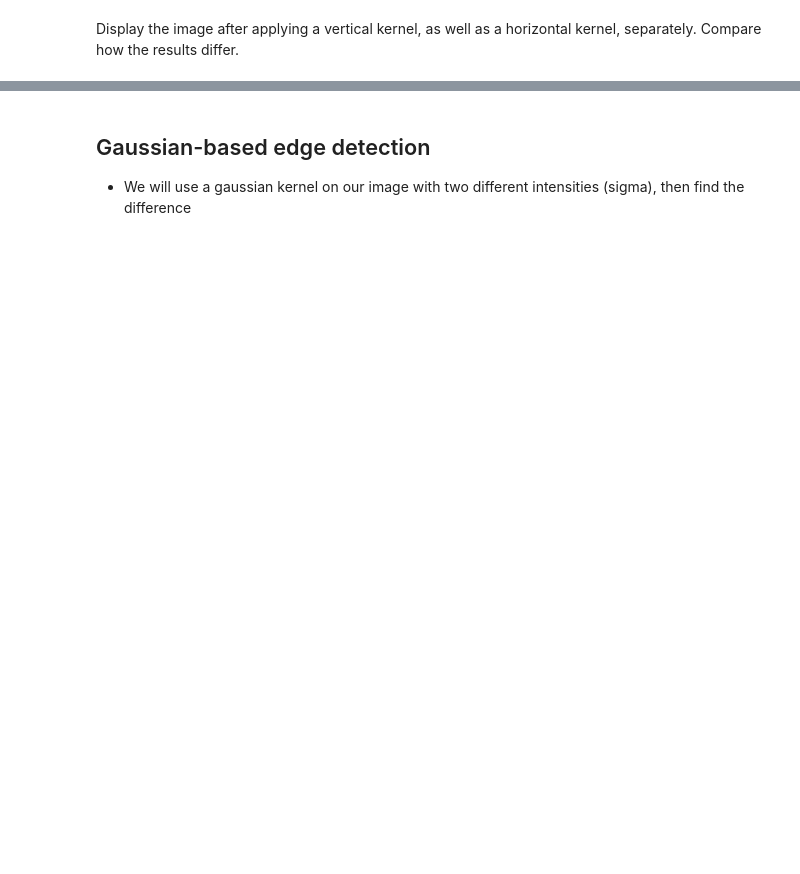
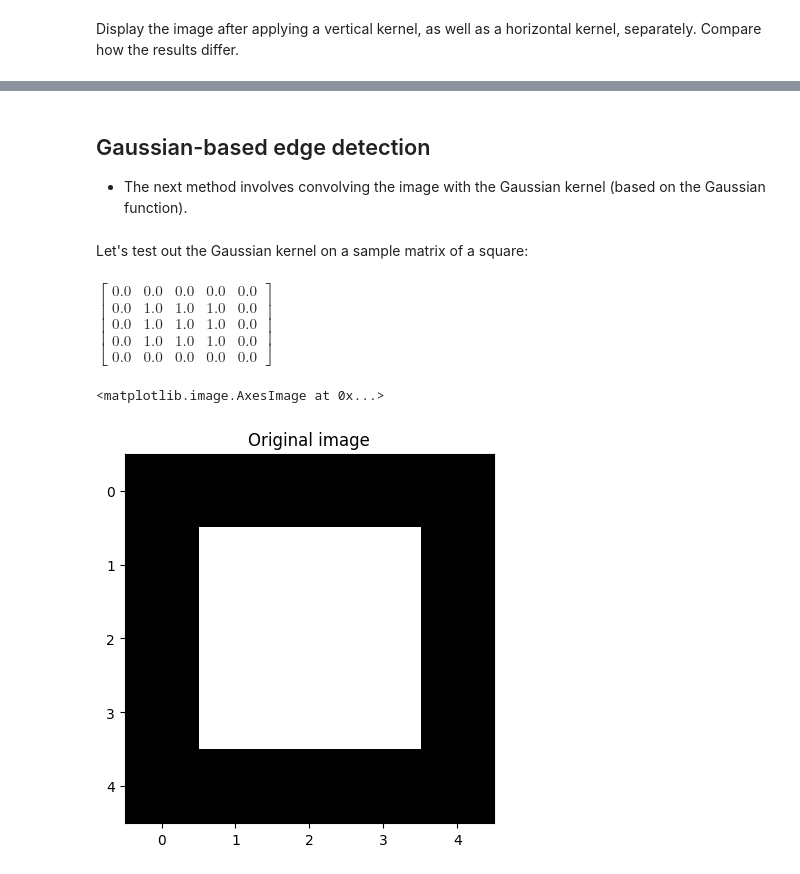
Before and after one commit to txpet628/img_detection, a Jupyter notebook: edge_detection.ipynb, the cells around one changed output, grey strips where cells are left out. Saved outputs shown, nothing was run; the diff lists cells and outputs as text; code cells hidden in the pictures; blank space fills up the shorter version.

```diff
--- a/edge_detection.ipynb
+++ b/edge_detection.ipynb
@@ -95,6 +102,6 @@ plt.imshow(diff_img, cmap='gray')
 # %% [markdown]
 ## Gaussian-based edge detection
-- We will use a gaussian kernel on our image with two different intensities (sigma), then find the difference
+- The next method involves convolving the image with the Gaussian kernel (based on the Gaussian function).
 # %%
 def gaussian_kernel(kernel_size, sigma=1):
     """creates a kernel of size kernel_size.
@@ -107,3 +114,15 @@ def gaussian_kernel(kernel_size, sigma=1):
     normal = 1 / (2.0 * np.pi * sigma**2)
     g =  np.exp(-((x**2 + y**2) / (2.0*sigma**2))) * normal
     return g
+# %% [markdown]
+Let's test out the Gaussian kernel on a sample matrix of a square:
+# %%
+sample = np.zeros((5, 5))
+sample[1:4, 1:4] = 1
+show_matrix(sample)
+plt.title("Original image")
+plt.imshow(sample * 255, cmap='gray')
+# %% [output]
+$\displaystyle \left[\begin{matrix}0.0 & 0.0 & 0.0 & 0.0 & 0.0\\0.0 & 1.0 & 1.0 & 1.0 & 0.0\\0.0 & 1.0 & 1.0 & 1.0 & 0.0\\0.0 & 1.0 & 1.0 & 1.0 & 0.0\\0.0 & 0.0 & 0.0 & 0.0 & 0.0\end{matrix}\right]$
+<matplotlib.image.AxesImage at 0x...>
+[figure, added]
```
Also changed, not shown: parts of 28 cells of this notebook, 2 other files.
